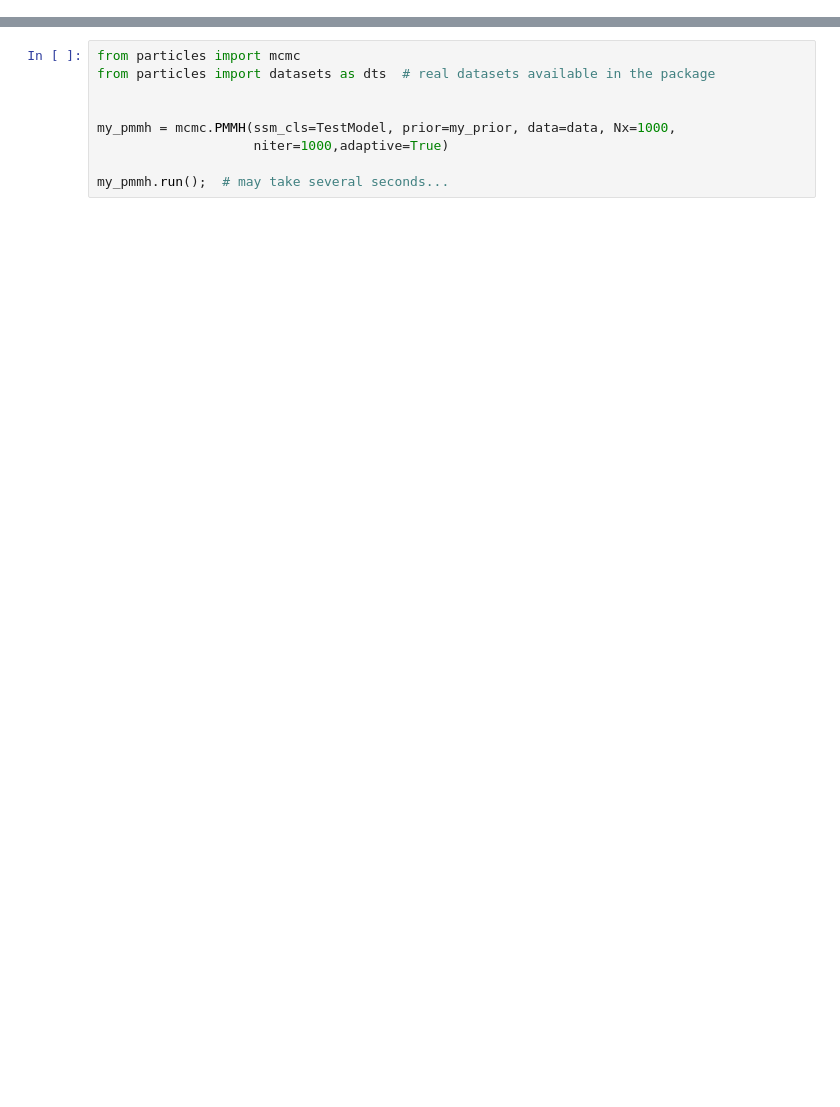
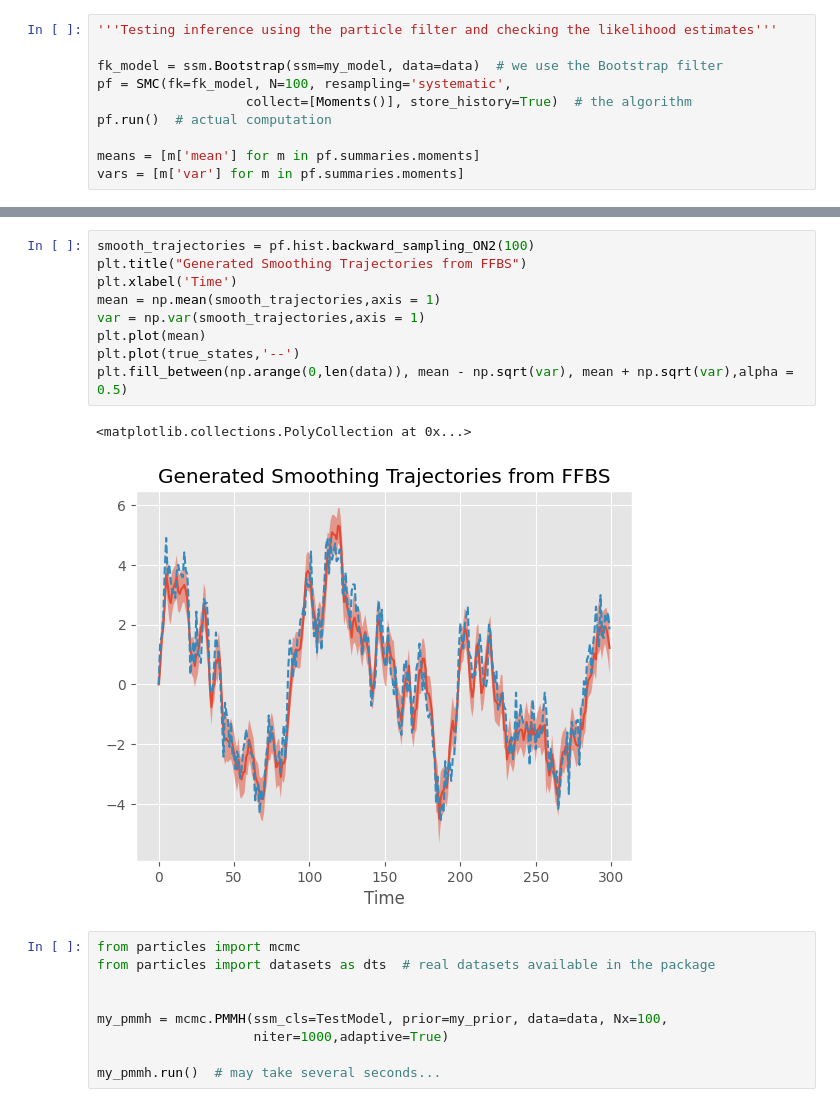
Before and after one commit to Averydx/PMCMC, a Jupyter notebook: pmcmc_test.ipynb, the cells around one changed output, grey strips where cells are left out. Drawn from its saved outputs; the diff is of its cells as text; blank space fills up the shorter version.

```diff
--- a/pmcmc_test.ipynb
+++ b/pmcmc_test.ipynb
@@ -44,0 +56,10 @@ plt.show()
+# %%
+'''Testing inference using the particle filter and checking the likelihood estimates'''
+
+fk_model = ssm.Bootstrap(ssm=my_model, data=data)  # we use the Bootstrap filter
+pf = SMC(fk=fk_model, N=100, resampling='systematic',
+                   collect=[Moments()], store_history=True)  # the algorithm
+pf.run()  # actual computation
+
+means = [m['mean'] for m in pf.summaries.moments]
+vars = [m['var'] for m in pf.summaries.moments]
@@ -45,12 +113,24 @@ plt.show()
+# %%
+smooth_trajectories = pf.hist.backward_sampling_ON2(100)
+plt.title("Generated Smoothing Trajectories from FFBS")
+plt.xlabel('Time')
+mean = np.mean(smooth_trajectories,axis = 1)
+var = np.var(smooth_trajectories,axis = 1)
+plt.plot(mean)
+plt.plot(true_states,'--')
+plt.fill_between(np.arange(0,len(data)), mean - np.sqrt(var), mean + np.sqrt(var),alpha = 0.5)
+# %% [output]
+<matplotlib.collections.PolyCollection at 0x...>
+[figure, added]
 # %%
 from particles import mcmc
 from particles import datasets as dts  # real datasets available in the package
 
 
-my_pmmh = mcmc.PMMH(ssm_cls=TestModel, prior=my_prior, data=data, Nx=1000,
+my_pmmh = mcmc.PMMH(ssm_cls=TestModel, prior=my_prior, data=data, Nx=100,
                     niter=1000,adaptive=True)
 
-my_pmmh.run();  # may take several seconds...
+my_pmmh.run()  # may take several seconds...
 # %%
 burn_in = 100
 
```
Also changed, not shown: parts of 5 cells of this notebook, 8 other files.
